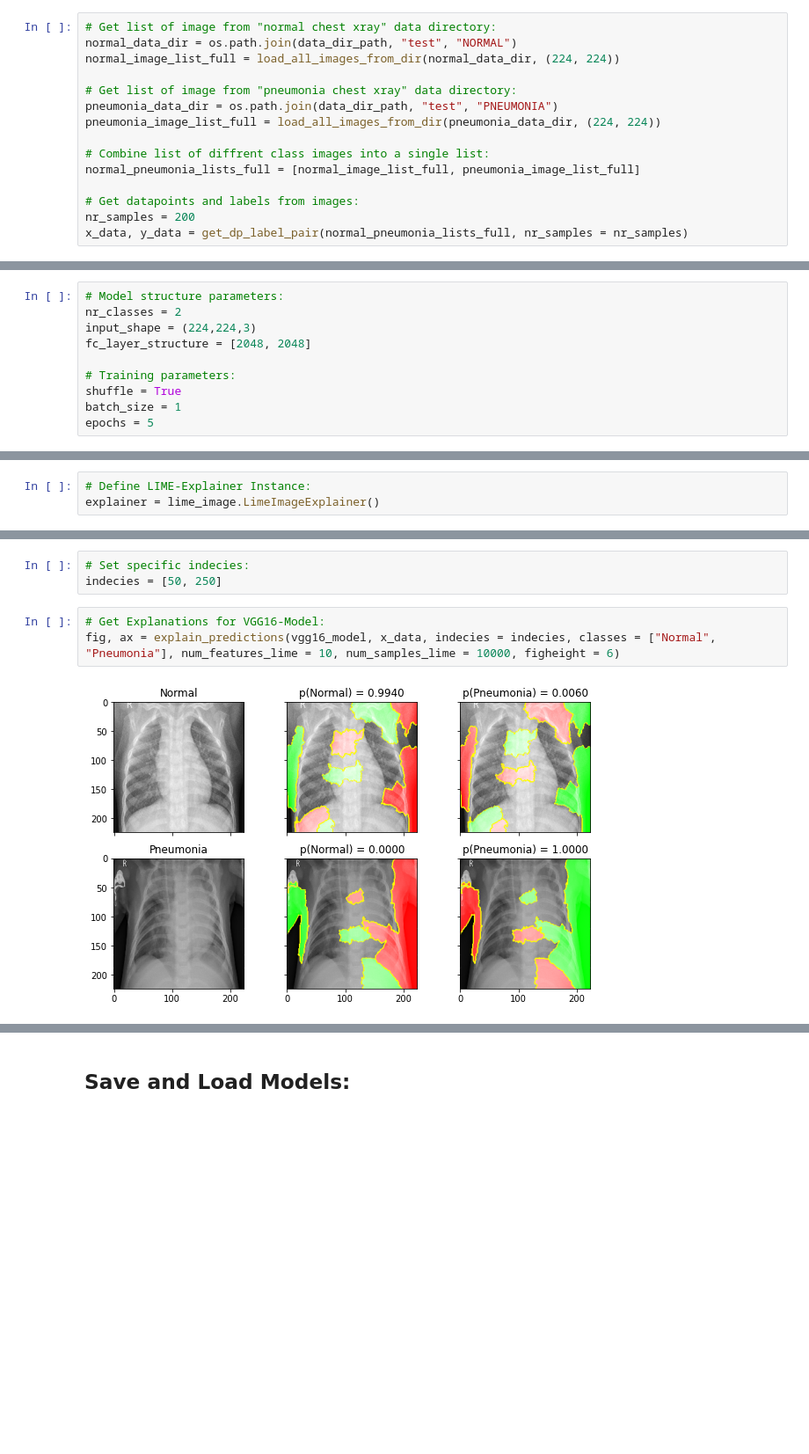
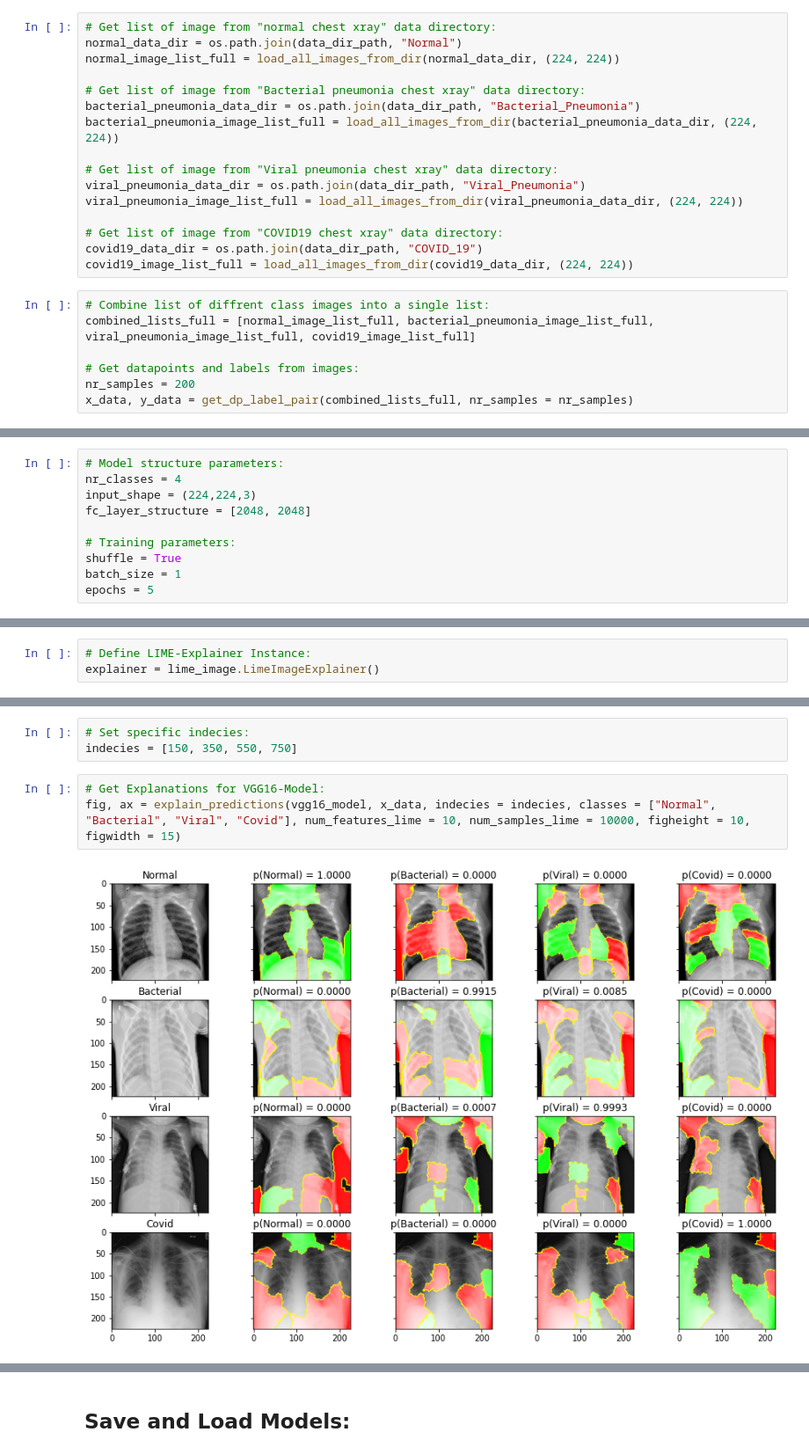
Before and after one commit to KevinGuu/ML-in-MIP, a Jupyter notebook: src/main.ipynb, the cells around one changed output, grey strips where cells are left out. Shown at 88% size. Saved outputs shown, nothing was run; the diff lists cells and outputs as text; blank space fills up the shorter version.

Commit message:
Modified notebook to use the 4 defined classes.

```diff
--- a/src/main.ipynb
+++ b/src/main.ipynb
@@ -122,19 +125,27 @@ def get_dp_label_pair(class_image_lists, nr_samples = None):
     return datapoints, labels
 # %%
 # Get list of image from "normal chest xray" data directory:
-normal_data_dir = os.path.join(data_dir_path, "test", "NORMAL")
+normal_data_dir = os.path.join(data_dir_path, "Normal")
 normal_image_list_full = load_all_images_from_dir(normal_data_dir, (224, 224))
 
-# Get list of image from "pneumonia chest xray" data directory:
-pneumonia_data_dir = os.path.join(data_dir_path, "test", "PNEUMONIA")
-pneumonia_image_list_full = load_all_images_from_dir(pneumonia_data_dir, (224, 224))
+# Get list of image from "Bacterial pneumonia chest xray" data directory:
+bacterial_pneumonia_data_dir = os.path.join(data_dir_path, "Bacterial_Pneumonia")
+bacterial_pneumonia_image_list_full = load_all_images_from_dir(bacterial_pneumonia_data_dir, (224, 224))
 
-# Combine list of diffrent class images into a single list:
-normal_pneumonia_lists_full = [normal_image_list_full, pneumonia_image_list_full]
+# Get list of image from "Viral pneumonia chest xray" data directory:
+viral_pneumonia_data_dir = os.path.join(data_dir_path, "Viral_Pneumonia")
+viral_pneumonia_image_list_full = load_all_images_from_dir(viral_pneumonia_data_dir, (224, 224))
 
-# Get datapoints and labels from images:
-nr_samples = 200
-x_data, y_data = get_dp_label_pair(normal_pneumonia_lists_full, nr_samples = nr_samples)
+# Get list of image from "COVID19 chest xray" data directory:
+covid19_data_dir = os.path.join(data_dir_path, "COVID_19")
+covid19_image_list_full = load_all_images_from_dir(covid19_data_dir, (224, 224))
+# %%
+# Combine list of diffrent class images into a single list:
+combined_lists_full = [normal_image_list_full, bacterial_pneumonia_image_list_full, viral_pneumonia_image_list_full, covid19_image_list_full]
+
+# Get datapoints and labels from images:
+nr_samples = 200
+x_data, y_data = get_dp_label_pair(combined_lists_full, nr_samples = nr_samples)
 # %% [markdown]
 ## Get and Retrain Model:
 # %%
@@ -177,7 +188,7 @@ def train_model(model, x_train, y_train, x_test = None, y_test = None, batch_siz
     return model, score
 # %%
 # Model structure parameters:
-nr_classes = 2
+nr_classes = 4
 input_shape = (224,224,3)
 fc_layer_structure = [2048, 2048]
 
@@ -370,11 +426,11 @@ def explain_predictions(model, x_dataset, nr_samples = None, indecies = None, cl
     return fig, ax
 # %%
 # Set specific indecies:
-indecies = [50, 250]
+indecies = [150, 350, 550, 750]
 # %%
 # Get Explanations for VGG16-Model:
-fig, ax = explain_predictions(vgg16_model, x_data, indecies = indecies, classes = ["Normal", "Pneumonia"], num_features_lime = 10, num_samples_lime = 10000, figheight = 6)
+fig, ax = explain_predictions(vgg16_model, x_data, indecies = indecies, classes = ["Normal", "Bacterial", "Viral", "Covid"], num_features_lime = 10, num_samples_lime = 10000, figheight = 10, figwidth = 15)
 # %% [output]
-[figure, old version]
+[figure, new version]
 # %%
 # Get Explanations for ResNet152-Model:
```
Also changed, not shown: parts of 12 cells of this notebook.
